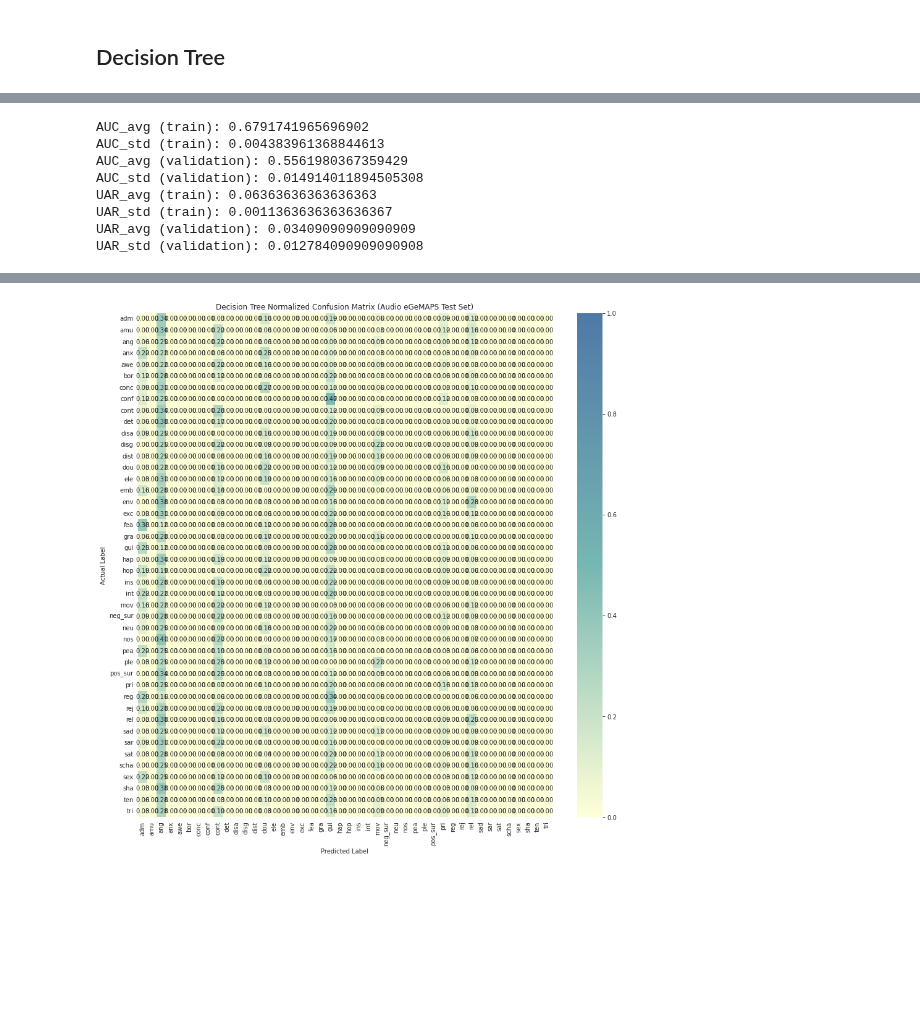
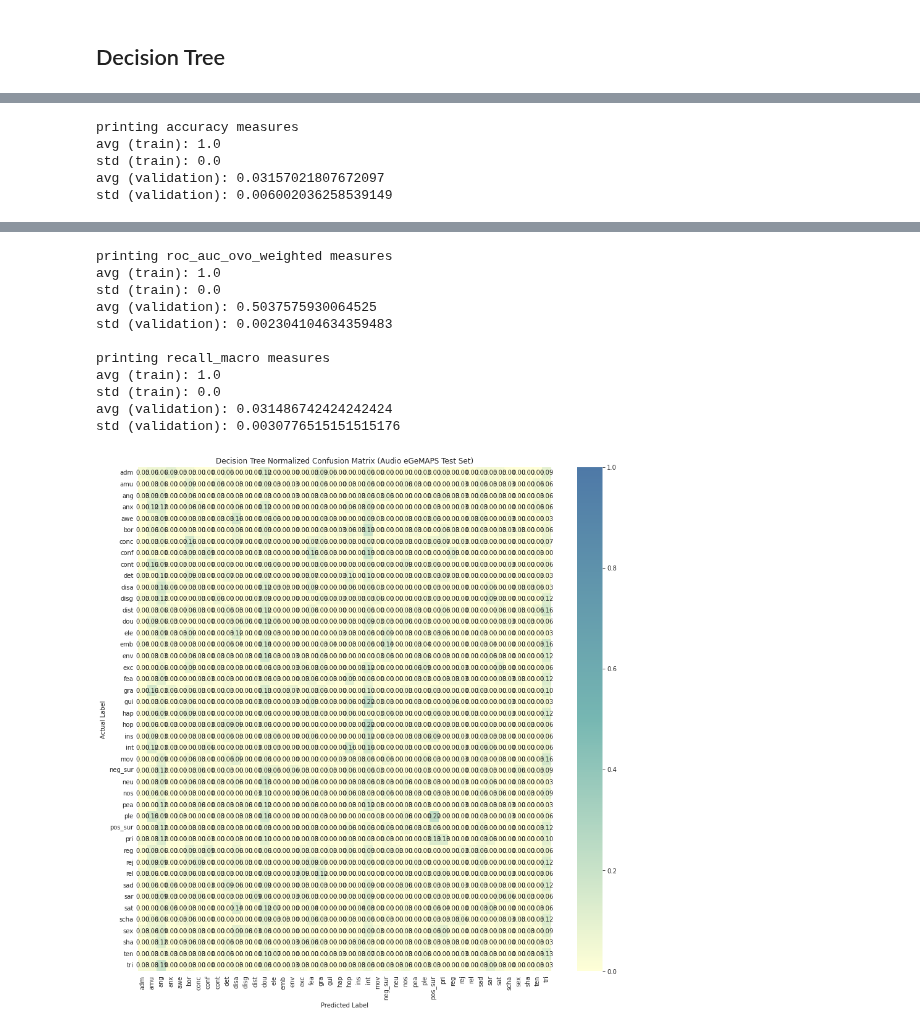
Before and after one commit to timlac/quan-machine-learning, a Jupyter notebook: src/notebooks/audio_supervised_learning.ipynb, the cells around one changed output, grey strips where cells are left out. Cells and saved outputs as stored; diff of their text form; code cells hidden in the pictures; blank space fills up the shorter version.

```diff
--- a/src/notebooks/audio_supervised_learning.ipynb
+++ b/src/notebooks/audio_supervised_learning.ipynb
@@ -123,3 +130,20 @@ def save_conf_matrix(file_name):
+# %%
+def evaluate_scores(X, y, groups, clf, scoring_method):
+    # get scores
+    scores = cross_validate(X=X, y=y,
+                            estimator           = clf,
+                            scoring             = [scoring_method],
+                            cv                  = logo.split(X=X,groups=groups),
+                            verbose             = 1,
+                            n_jobs              = -1,
+                            return_train_score  = True
+                           )
+
+    print('\nprinting {} measures'.format(scoring_method))
+    print('avg (train):', np.mean(scores['train_{}'.format(scoring_method)]))
+    print('std (train):', np.std(scores['train_{}'.format(scoring_method)]))
+    print('avg (validation):', np.mean(scores['test_{}'.format(scoring_method)]))
+    print('std (validation):', np.std(scores['test_{}'.format(scoring_method)]))
 # %% [markdown]
 # Training and testing
 # %% [markdown]
@@ -446,37 +276,13 @@ results_df.sort_values(by="rank_test_score").head(3)
 # %%
 # Load best parameters
-file_path = os.path.join(output_path,'best_params','best_params_tree_egemaps_audio.sav')
+file_path = os.path.join(output_path,'best_params','best_params_decision_tree_egemaps_audio.sav')
 best_params = pickle.load(open(file_path, 'rb'))
 
 clf = DecisionTreeClassifier(**best_params)
 
-scores = cross_validate(X=X, y=y,
-                        estimator           = clf,
-                        scoring             = ['roc_auc_ovo_weighted'],
-                        cv                  = logo.split(X=X,groups=groups),
-                        verbose             = 1,
-                        n_jobs              = -1,
-                        return_train_score  = True
-                       )
-
-print('AUC_avg (train):', np.mean(scores['train_roc_auc_ovo_weighted']))
-print('AUC_std (train):', np.std(scores['train_roc_auc_ovo_weighted']))
-print('AUC_avg (validation):', np.mean(scores['test_roc_auc_ovo_weighted']))
-print('AUC_std (validation):', np.std(scores['test_roc_auc_ovo_weighted']))
-
-scores = cross_validate(X=X, y=y,
-                        estimator           = clf,
-                        scoring             = ['recall_macro'],
-                        cv                  = logo.split(X=X,groups=groups),
-                        verbose             = 1,
-                        n_jobs              = -1,
-                        return_train_score  = True
-                       )
-
-print('UAR_avg (train):', np.mean(scores['train_recall_macro']))
-print('UAR_std (train):', np.std(scores['train_recall_macro']))
-print('UAR_avg (validation):', np.mean(scores['test_recall_macro']))
-print('UAR_std (validation):', np.std(scores['test_recall_macro']))
+evaluate_scores(X, y, groups, clf, 'accuracy')
+evaluate_scores(X, y, groups, clf, 'roc_auc_ovo_weighted')
+evaluate_scores(X, y, groups, clf, 'recall_macro')
 
 # Create confusion matrix
 df_cm = get_conf_matrix(X=X,
@@ -499,8 +303,5 @@ save_conf_matrix(file_name='conf_mat_tree_egemaps_audio.svg')
-AUC_avg (train): 0.6791741965696902
-AUC_std (train): 0.004383961368844613
-AUC_avg (validation): 0.5561980367359429
-AUC_std (validation): 0.014914011894505308
-UAR_avg (train): 0.06363636363636363
-UAR_std (train): 0.0011363636363636367
-UAR_avg (validation): 0.03409090909090909
-UAR_std (validation): 0.012784090909090908
+printing accuracy measures
+avg (train): 1.0
+std (train): 0.0
+avg (validation): 0.03157021807672097
+std (validation): 0.006002036258539149
@@ -507 +313,12 @@ UAR_std (validation): 0.012784090909090908
+printing roc_auc_ovo_weighted measures
+avg (train): 1.0
+std (train): 0.0
+avg (validation): 0.5037575930064525
+std (validation): 0.002304104634359483
+
+printing recall_macro measures
+avg (train): 1.0
+std (train): 0.0
+avg (validation): 0.031486742424242424
+std (validation): 0.0030776515151515176
-[figure, old version]
+[figure, new version]
```
Also changed, not shown: parts of 17 cells of this notebook, 3 other files.
